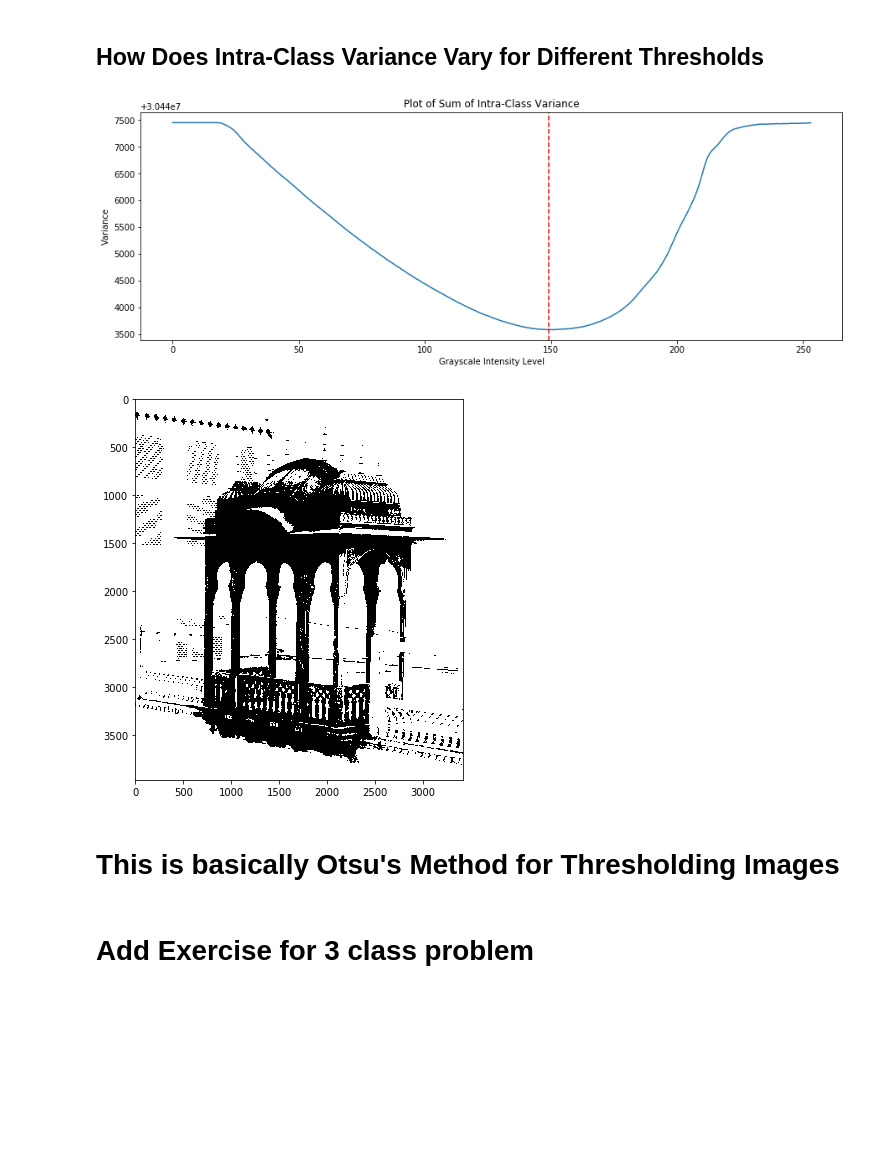
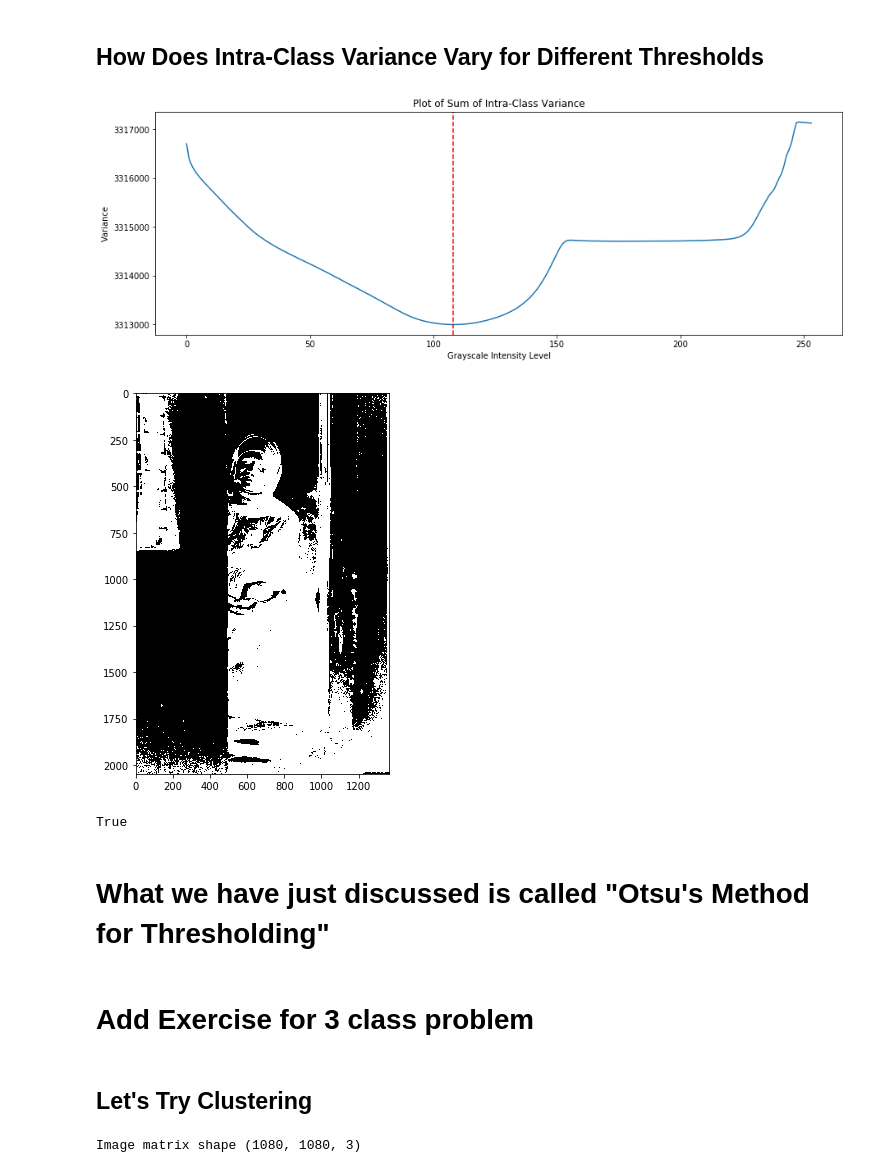
Before and after one commit to thisisashukla/computer-vision, a Jupyter notebook: 5_segmentation/01_non_contextual_techniques.ipynb, the cells around one changed output. Cells and saved outputs as stored; diff of their text form; code cells hidden in the pictures; blank space fills up the shorter version.

```diff
--- a/5_segmentation/01_non_contextual_techniques.ipynb
+++ b/5_segmentation/01_non_contextual_techniques.ipynb
@@ -19,7 +15,7 @@ from IPython.display import HTML, display
 %matplotlib inline
 # %%
 # reading image using opencv
-
-image = cv2.imread('..//images//jaipur-1.jpg')
+name = 'babatpur-1'
+image = cv2.imread('..//assets//images//{}.jpg'.format(name))
 print('Image matrix shape {}'.format(image.shape))
 # %% [output]
@@ -194,16 +192,29 @@ plt.xlabel('Grayscale Intensity Level')
 plt.ylabel('Variance')
 plt.show()
 # %% [output]
-[figure, old version]
+[figure, new version]
 # %%
-image_th = simple_thresholding1(image_g, 149)
-
+image_th = simple_thresholding1(image_g, np.argmin(sigmas))
+image_th = 255 - image_th
 f, ax = plt.subplots(1, 1, figsize = (7, 7))
 plt.imshow(image_th, cmap = 'gray')
 plt.show()
 # %% [output]
-[figure, old version]
+[figure, new version]
+# %%
+cv2.imwrite('{}_kmeans_seg.jpg'.format(name), image_th)
+# %% [output]
+True
 # %% [markdown]
-# This is basically Otsu's Method for Thresholding Images
+# What we have just discussed is called "Otsu's Method for Thresholding"
 # %% [markdown]
 # Add Exercise for 3 class problem
+# %% [markdown]
+## Let's Try Clustering
+# %%
+# reading image using opencv
+name = 'bombay-1'
+image = cv2.imread('..//assets//images//{}.jpg'.format(name))
+print('Image matrix shape {}'.format(image.shape))
+# %% [output]
+Image matrix shape (1080, 1080, 3)
```
Also changed, not shown: parts of 20 cells of this notebook, 38 other files.
